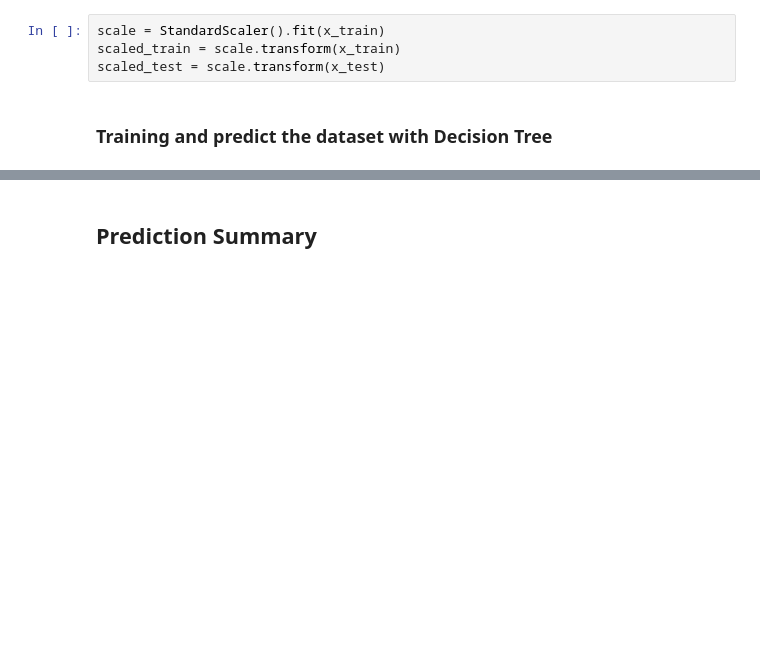
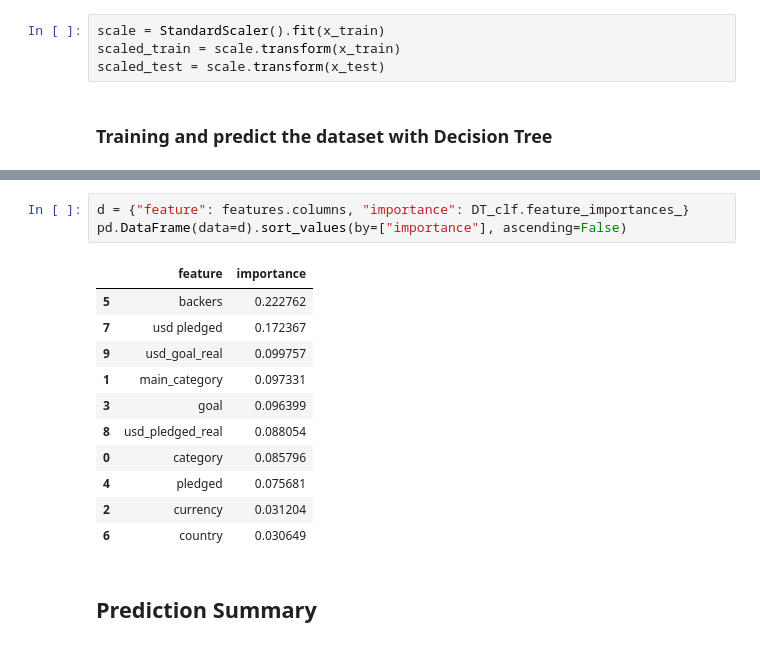
Before and after one commit to FawenYo/NTU-KickStarter-Analyze, a Jupyter notebook: main.ipynb, the cells around one changed output, grey strips where cells are left out. Drawn from its saved outputs; the diff is of its cells as text; blank space fills up the shorter version.

```diff
--- a/main.ipynb
+++ b/main.ipynb
@@ -212,3 +242,18 @@ Accuracy of the model: 0.8791663154345444
+# %%
+d = {"feature": features.columns, "importance": DT_clf.feature_importances_}
+pd.DataFrame(data=d).sort_values(by=["importance"], ascending=False)
+# %% [output]
+|  | feature | importance |
+| 5 | backers | 0.222762 |
+| 7 | usd pledged | 0.172367 |
+| 9 | usd_goal_real | 0.099757 |
+| 1 | main_category | 0.097331 |
+| 3 | goal | 0.096399 |
+| 8 | usd_pledged_real | 0.088054 |
+| 0 | category | 0.085796 |
+| 4 | pledged | 0.075681 |
+| 2 | currency | 0.031204 |
+| 6 | country | 0.030649 |
 # %% [markdown]
 ## Prediction Summary
 # %% [markdown]
```
Also changed, not shown: parts of 6 cells of this notebook.
